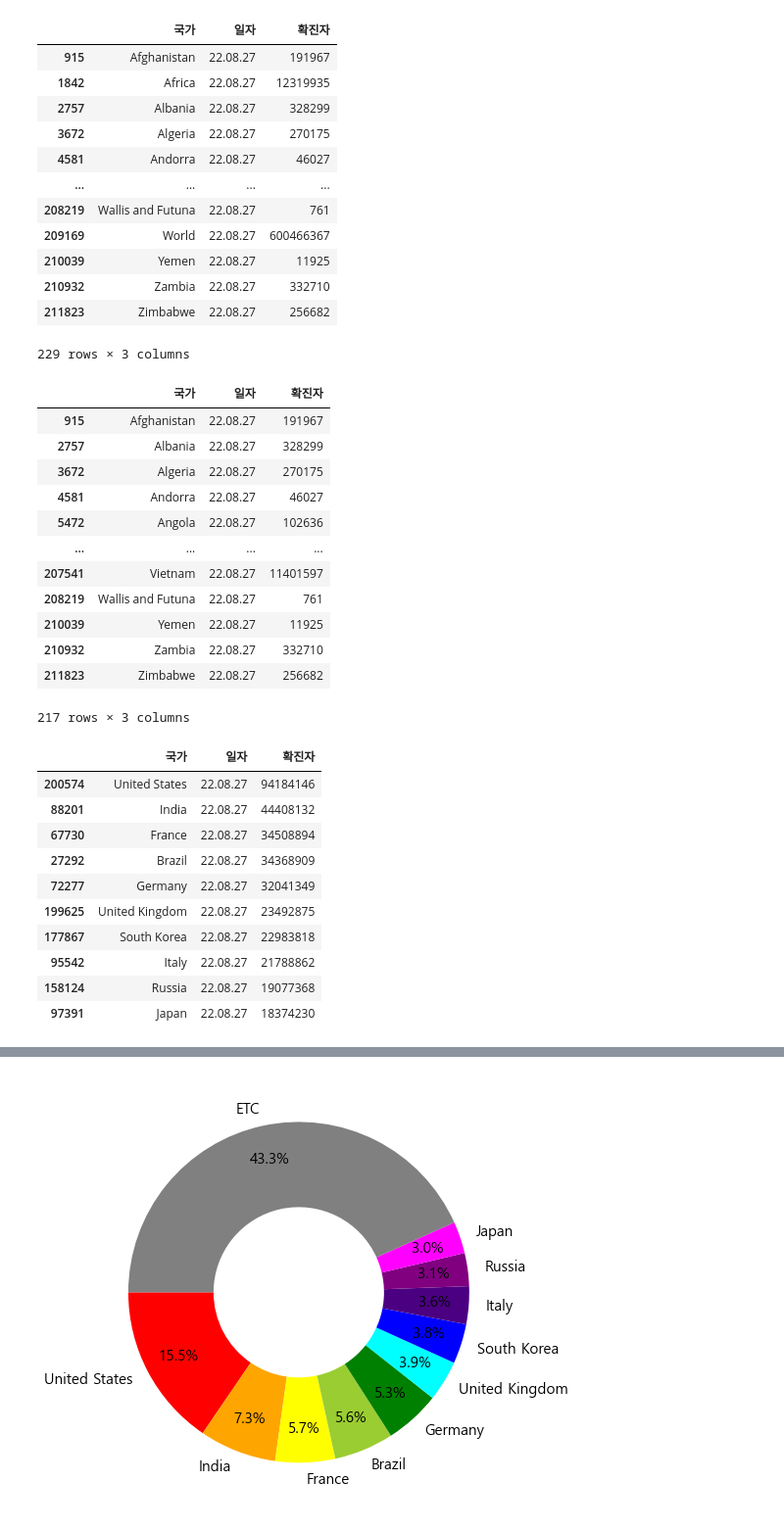
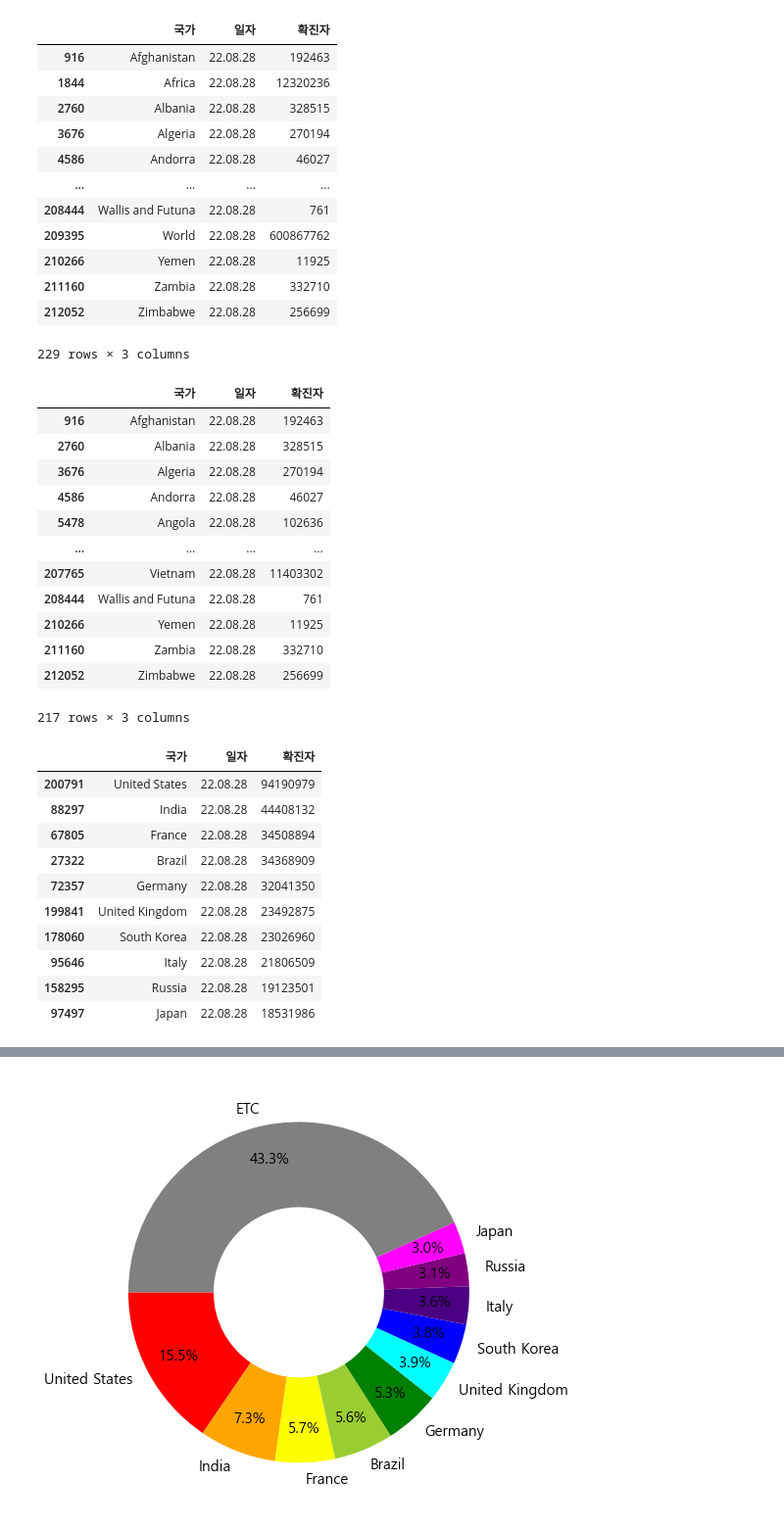
Before and after one commit to cpwoo/ProjectCorona, a Jupyter notebook: pie chart.ipynb, the cells around one changed output, grey strips where cells are left out. Shown at 98% size. Cells and saved outputs as stored; diff of their text form; code cells hidden in the pictures.

```diff
--- a/pie chart.ipynb
+++ b/pie chart.ipynb
@@ -7,27 +7,27 @@ matplotlib.rcParams['axes.unicode_minus'] = False
 # %%
 import pandas as pd
 import numpy as np
 df = pd.read_excel('owid-covid-data.xlsx', usecols='C:E')
 df.rename(columns={'location':'국가','date':'일자', 'total_cases':'확진자'}, inplace=True)
 df = df.fillna(0)
 df['일자'] = pd.to_datetime(df['일자'])
 df['일자'] = df['일자'].dt.strftime('%y.%m.%d')
-df = df[df['일자'] == '22.08.27']
+df = df[df['일자'] == '22.08.28']
 df['확진자'] = df['확진자'].astype(int)
 df
 # %% [output]
 |  | 국가 | 일자 | 확진자 |
-| 915 | Afghanistan | 22.08.27 | 191967 |
-| 1842 | Africa | 22.08.27 | 12319935 |
-| 2757 | Albania | 22.08.27 | 328299 |
-| 3672 | Algeria | 22.08.27 | 270175 |
-| 4581 | Andorra | 22.08.27 | 46027 |
+| 916 | Afghanistan | 22.08.28 | 192463 |
+| 1844 | Africa | 22.08.28 | 12320236 |
+| 2760 | Albania | 22.08.28 | 328515 |
+| 3676 | Algeria | 22.08.28 | 270194 |
+| 4586 | Andorra | 22.08.28 | 46027 |
 | ... | ... | ... | ... |
-| 208219 | Wallis and Futuna | 22.08.27 | 761 |
-| 209169 | World | 22.08.27 | 600466367 |
-| 210039 | Yemen | 22.08.27 | 11925 |
-| 210932 | Zambia | 22.08.27 | 332710 |
-| 211823 | Zimbabwe | 22.08.27 | 256682 |
+| 208444 | Wallis and Futuna | 22.08.28 | 761 |
+| 209395 | World | 22.08.28 | 600867762 |
+| 210266 | Yemen | 22.08.28 | 11925 |
+| 211160 | Zambia | 22.08.28 | 332710 |
+| 212052 | Zimbabwe | 22.08.28 | 256699 |
 229 rows × 3 columns
 # %%
 continents = ['Africa', 'Asia', 'Europe', 'European Union', 'High income', 'Upper middle income', 'Low income',
@@ -37,17 +37,17 @@ df = df[~filt]
 df
 # %% [output]
 |  | 국가 | 일자 | 확진자 |
-| 915 | Afghanistan | 22.08.27 | 191967 |
-| 2757 | Albania | 22.08.27 | 328299 |
-| 3672 | Algeria | 22.08.27 | 270175 |
-| 4581 | Andorra | 22.08.27 | 46027 |
-| 5472 | Angola | 22.08.27 | 102636 |
+| 916 | Afghanistan | 22.08.28 | 192463 |
+| 2760 | Albania | 22.08.28 | 328515 |
+| 3676 | Algeria | 22.08.28 | 270194 |
+| 4586 | Andorra | 22.08.28 | 46027 |
+| 5478 | Angola | 22.08.28 | 102636 |
 | ... | ... | ... | ... |
-| 207541 | Vietnam | 22.08.27 | 11401597 |
-| 208219 | Wallis and Futuna | 22.08.27 | 761 |
-| 210039 | Yemen | 22.08.27 | 11925 |
-| 210932 | Zambia | 22.08.27 | 332710 |
-| 211823 | Zimbabwe | 22.08.27 | 256682 |
+| 207765 | Vietnam | 22.08.28 | 11403302 |
+| 208444 | Wallis and Futuna | 22.08.28 | 761 |
+| 210266 | Yemen | 22.08.28 | 11925 |
+| 211160 | Zambia | 22.08.28 | 332710 |
+| 212052 | Zimbabwe | 22.08.28 | 256699 |
 217 rows × 3 columns
 # %%
 df = df.sort_values(by=['확진자'], ascending=0)
@@ -55,16 +55,16 @@ df_top = df.head(10)
 df_top
 # %% [output]
 |  | 국가 | 일자 | 확진자 |
-| 200574 | United States | 22.08.27 | 94184146 |
-| 88201 | India | 22.08.27 | 44408132 |
-| 67730 | France | 22.08.27 | 34508894 |
-| 27292 | Brazil | 22.08.27 | 34368909 |
-| 72277 | Germany | 22.08.27 | 32041349 |
-| 199625 | United Kingdom | 22.08.27 | 23492875 |
-| 177867 | South Korea | 22.08.27 | 22983818 |
-| 95542 | Italy | 22.08.27 | 21788862 |
-| 158124 | Russia | 22.08.27 | 19077368 |
-| 97391 | Japan | 22.08.27 | 18374230 |
+| 200791 | United States | 22.08.28 | 94190979 |
+| 88297 | India | 22.08.28 | 44408132 |
+| 67805 | France | 22.08.28 | 34508894 |
+| 27322 | Brazil | 22.08.28 | 34368909 |
+| 72357 | Germany | 22.08.28 | 32041350 |
+| 199841 | United Kingdom | 22.08.28 | 23492875 |
+| 178060 | South Korea | 22.08.28 | 23026960 |
+| 95646 | Italy | 22.08.28 | 21806509 |
+| 158295 | Russia | 22.08.28 | 19123501 |
+| 97497 | Japan | 22.08.28 | 18531986 |
 # %%
 df_etc = df.iloc[10:]
 df_etc
```
Also changed, not shown: parts of 4 cells of this notebook, 7 other files.
